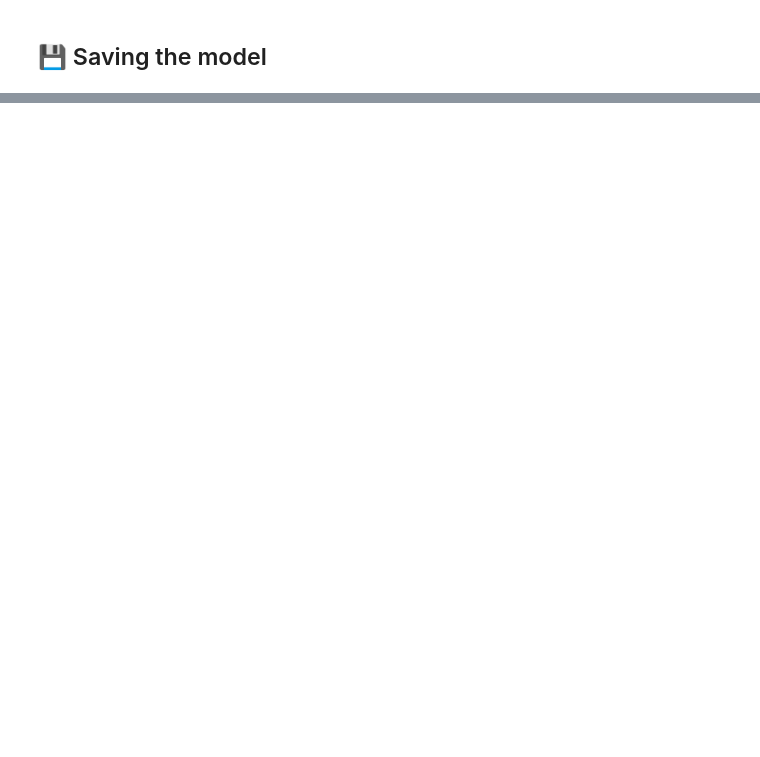
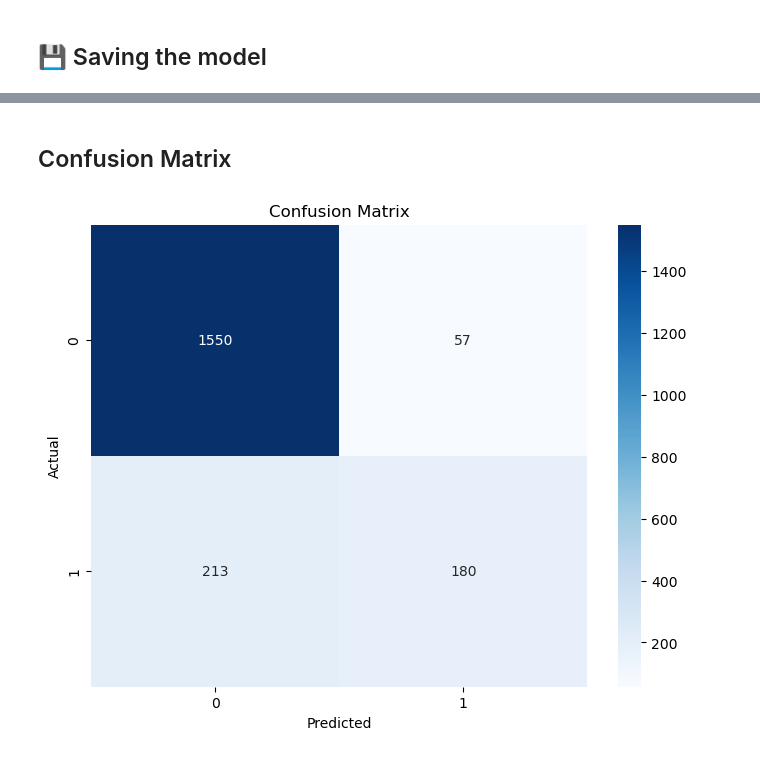
Before and after one commit to SaraDiab/kayfa-customer-churn, a Jupyter notebook: customer_churn.ipynb, the cells around one changed output, grey strips where cells are left out. Drawn from its saved outputs; the diff is of its cells as text; code cells hidden in the pictures; blank space fills up the shorter version.

```diff
--- a/customer_churn.ipynb
+++ b/customer_churn.ipynb
@@ -608,25 +608,16 @@ class KNNClassifierEvaluator(ModelEvaluator):
     def __init__(self):
         knn = KNeighborsClassifier()
         param_knn = {
-            'n_neighbors': [5, 10, 20],  # Number of neighbors
+            'n_neighbors': [5, 7, 10],  # Number of neighbors
             'weights': ['uniform', 'distance'],  # Weight function
         }
         super().__init__(knn, param_knn)
-
-class SVMClassifierEvaluator(ModelEvaluator):
-    def __init__(self):
-        svm = SVC()
-        param_svm = {
-            'C': [1.0, 10, 100],  # Regularization parameter
-            'kernel': ['linear', 'rbf'],  # Kernel function
-        }
-        super().__init__(svm, param_svm)
 
 class RandomForestEvaluator(ModelEvaluator):
     def __init__(self):
         random_forest = RandomForestClassifier()
         param_rf = {
-            'n_estimators': [10, 100, 1000],  # Number of trees in the forest
+            'n_estimators': [10, 50, 100],  # Number of trees in the forest
             'max_depth': [3, 5],  # Maximum depth of each tree
         }
         super().__init__(random_forest, param_rf)
@@ -745,3 +666,6 @@ print("Random Forest metrics:", rf_metrics)
 ## 💾 Saving the model ##
 # %%
 import joblib
+# %%
+my_model = rf_evaluator.model
+my_model.fit(X_train, y_train)
@@ -749,0 +680,3 @@ joblib.dump(model, 'customer_churn_classification_model.p')
+# %%
+# Model predictions and performance evaluation
+y_pred = my_model.predict(X_test)
@@ -749,0 +702,13 @@ joblib.dump(model, 'customer_churn_classification_model.p')
+# %% [markdown]
+## Confusion Matrix ##
+# %%
+
+plt.figure(figsize=(8, 6))
+cm = confusion_matrix(y_test, y_pred)
+sns.heatmap(cm, annot=True, fmt='d', cmap='Blues')
+plt.title('Confusion Matrix')
+plt.xlabel('Predicted')
+plt.ylabel('Actual')
+plt.show()
+# %% [output]
+[figure, added]
```
Also changed, not shown: parts of 11 cells of this notebook, 5 other files.
